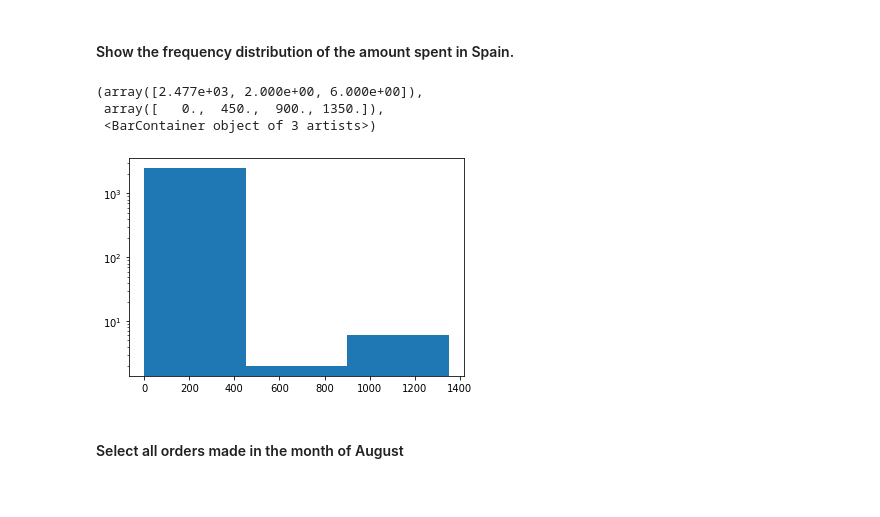
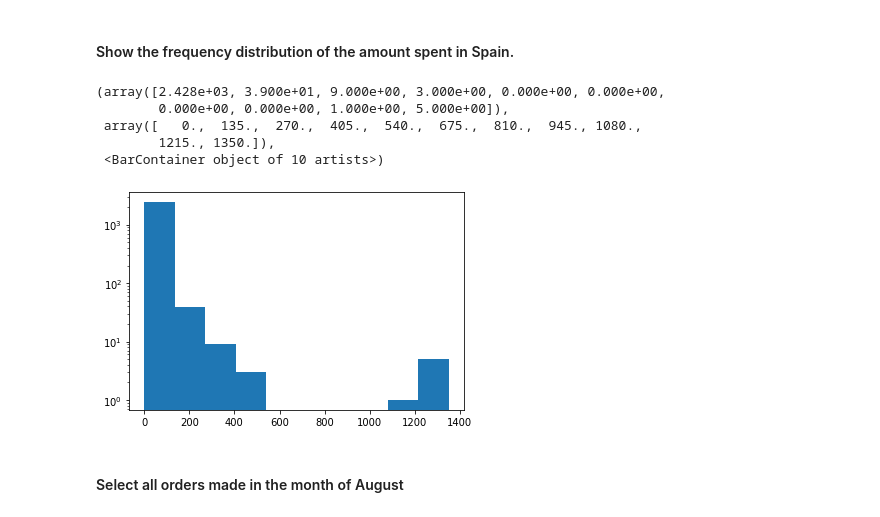
Before and after one commit to Ironhack-Data-Madrid-Marzo-2022/5.1-lab-subsetting-and-descriptive-stats, a Jupyter notebook: your-code/main.ipynb, the cells around one changed output. Saved outputs shown, nothing was run; the diff lists cells and outputs as text; code cells hidden in the pictures.

```diff
--- a/your-code/main.ipynb
+++ b/your-code/main.ipynb
@@ -468,12 +468,14 @@ orders[['year','Description']][(orders.Description.str.contains('lunch bag')) &
 #### Show the frequency distribution of the amount spent in Spain.
 # %%
 # your answer here
-plt.hist(orders.amount_spent[orders.Country=='Spain'],bins=3,log=True)
+plt.hist(orders.amount_spent[orders.Country=='Spain'],log=True)
 # %% [output]
-(array([2.477e+03, 2.000e+00, 6.000e+00]),
- array([   0.,  450.,  900., 1350.]),
- <BarContainer object of 3 artists>)
+(array([2.428e+03, 3.900e+01, 9.000e+00, 3.000e+00, 0.000e+00, 0.000e+00,
+        0.000e+00, 0.000e+00, 1.000e+00, 5.000e+00]),
+ array([   0.,  135.,  270.,  405.,  540.,  675.,  810.,  945., 1080.,
+        1215., 1350.]),
+ <BarContainer object of 10 artists>)
-[figure, old version]
+[figure, new version]
 # %% [markdown]
 #### Select all orders made in the month of August
 # %%
```
